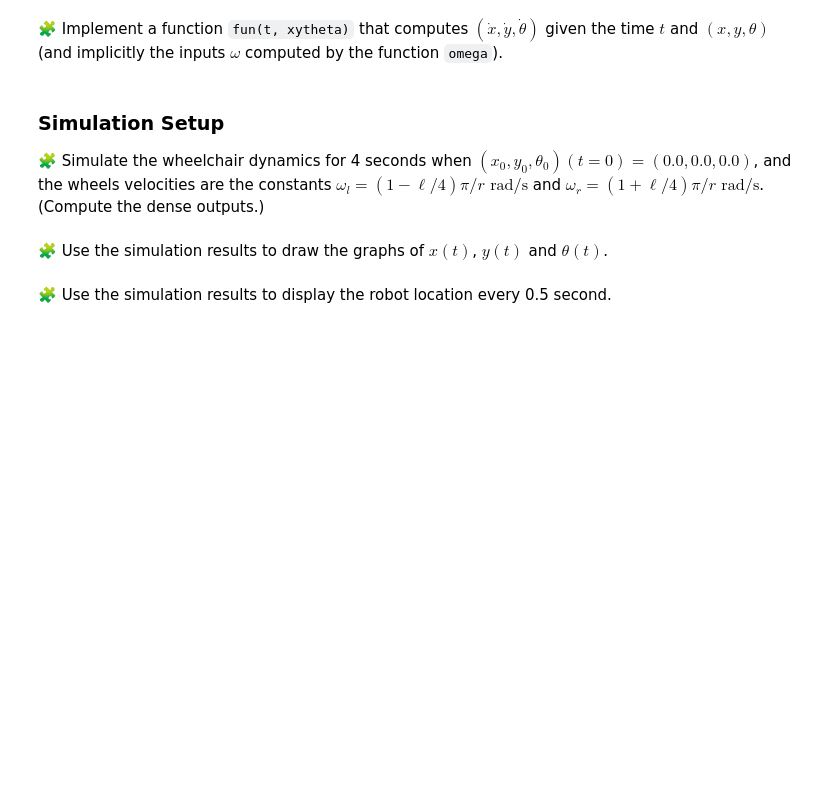
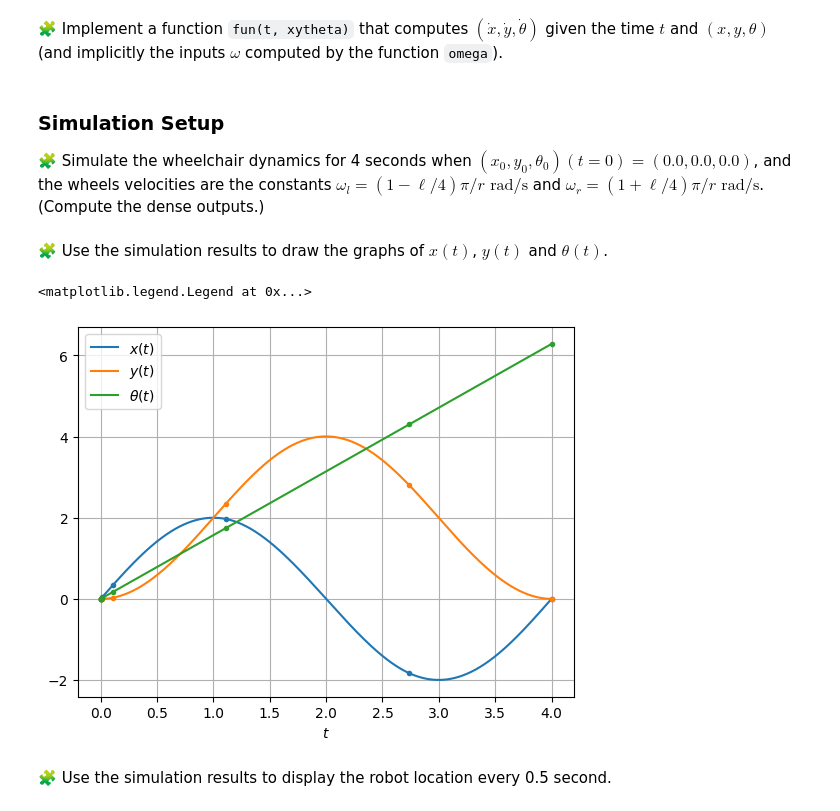
Before and after one commit to Nouamane77/control-engineering-with-python-project-2023-2024, a Jupyter notebook: Project-part-1.ipynb, the cells around one changed output. Drawn from its saved outputs; the diff is of its cells as text; code cells hidden in the pictures; blank space fills up the shorter version.

```diff
--- a/Project-part-1.ipynb
+++ b/Project-part-1.ipynb
@@ -216,3 +267,11 @@ pass
+# %%
+def fun(t, xytheta):
+    x, y, theta = xytheta
+    omega_l, omega_r = omega(t, xytheta)
+    dx = r * 0.5 * (omega_l + omega_r) * cos(theta)
+    dy = r * 0.5 * (omega_l + omega_r) * sin(theta)
+    dtheta = r * (omega_r - omega_l) / l
+    return array([dx, dy, dtheta])
 # %% [markdown]
 ### Simulation Setup
 
@@ -224,2 +281,11 @@ pass
+# %%
+t_span = [0, 4]
+xy_theta_0 = [0, 0, 0]
+result = solve_ivp(fun = fun, t_span = t_span, y0 = xy_theta_0, dense_output = True)
+rt = result["t"]
+x = result["y"][0]
+y = result["y"][1]
+theta = result["y"][2]
+sol = result["sol"]
 # %% [markdown]
 🧩 Use the simulation results to draw the graphs of $x(t)$, $y(t)$ and $\theta(t)$.
@@ -228,2 +292,15 @@ pass
+# %%
+figure()
+t = linspace(0, 4, 1500)
+plot(t, sol(t)[0], "-", label="$x(t)$")
+plot(t, sol(t)[1], "-", label="$y(t)$")
+plot(t, sol(t)[2], "-", label="$θ(t)$")
+plot(rt, x, ".", color="C0")
+plot(rt, y, ".", color="C1")
+plot(rt, theta, ".", color="C2")
+xlabel("$t$"); grid(); legend()
+# %% [output]
+<matplotlib.legend.Legend at 0x...>
+[figure, added]
 # %% [markdown]
 🧩 Use the simulation results to display the robot location every 0.5 second.
```
Also changed, not shown: parts of 6 cells of this notebook.
